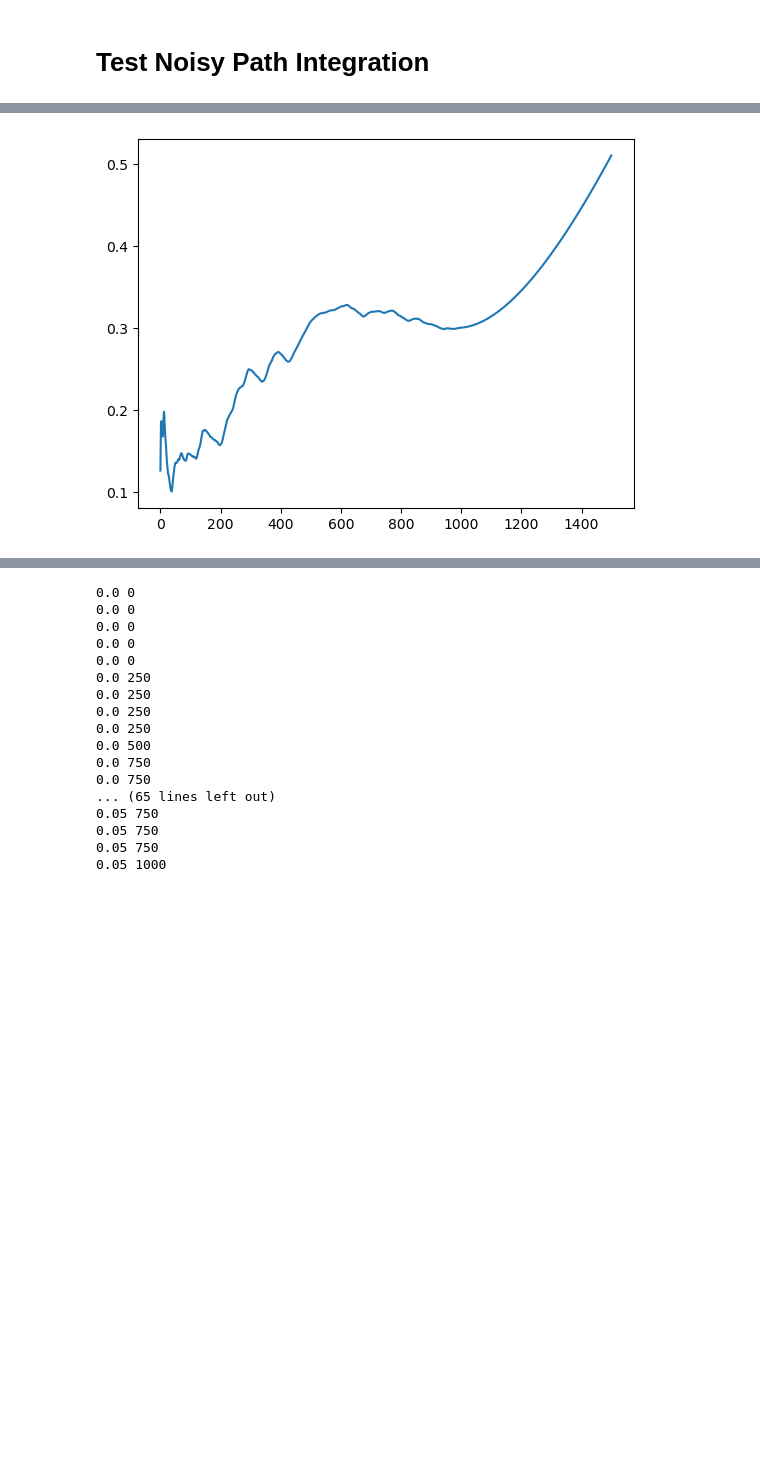
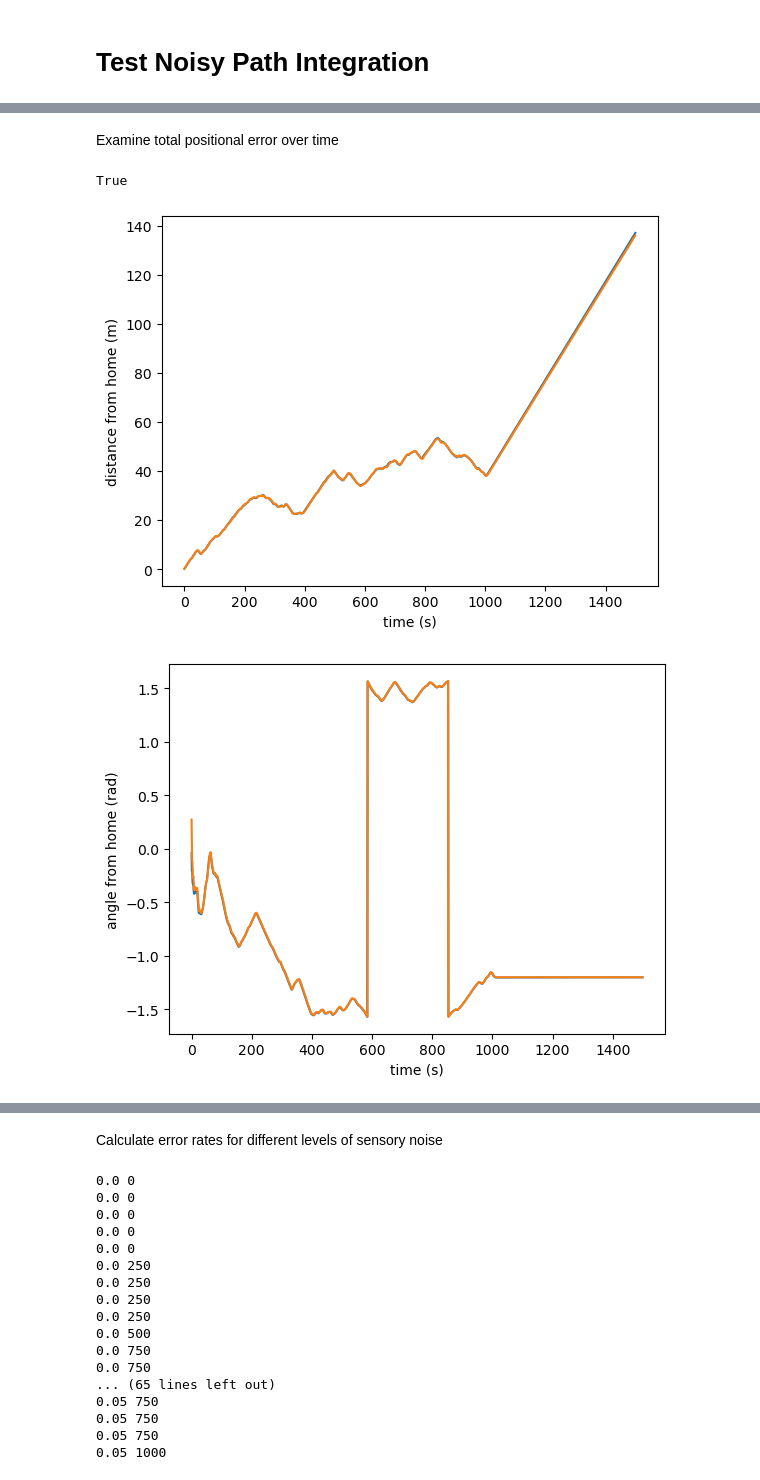
Before and after one commit to evdunbar/artificial-goal-navigation, a Jupyter notebook: numpy_test.ipynb, the cells around one changed output, grey strips where cells are left out. Drawn from its saved outputs; the diff is of its cells as text; code cells hidden in the pictures; blank space fills up the shorter version.

```diff
--- a/numpy_test.ipynb
+++ b/numpy_test.ipynb
@@ -85,12 +85,12 @@ class AdaptiveVectorNavigation():
             print("Angle wrap error!!!!")
 
     def update_home_vector(self) -> None:
-        head_layer = np.cos(self.phi - self.neuron_phi) + self.neur_noise
+        head_layer = np.cos(self.phi + self.sens_noise - self.neuron_phi) + self.neur_noise
         gating_layer = self.relu(head_layer - 1 + self.speed)
         self.memory_layer = self.relu(gating_layer + ((1 - self.leak_rate) * self.memory_layer))
         self.decoding_layer = self.relu(np.matmul(self.cosine_kernel, self.memory_layer)) # actually the head vector
         self.head_vector_angle = np.arctan((np.dot(self.decoding_layer, np.sin(self.neuron_phi)) / np.dot(self.decoding_layer, np.cos(self.neuron_phi)))) # % (2 * np.pi)
-        self.head_vector_length = np.max(self.decoding_layer) * 0.0225
+        self.head_vector_length = np.max(self.decoding_layer) * 0.022345751566187726
         # print(f"sum: {np.sum(self.decoding_layer)}")
         # print(f"max: {np.max(self.decoding_layer)}")
         # print(f"norm: {np.sqrt((np.dot(self.decoding_layer, np.sin(self.neuron_phi)) ** 2) + (np.dot(self.decoding_layer, np.cos(self.neuron_phi)) ** 2))}")
@@ -109,7 +109,7 @@ class AdaptiveVectorNavigation():
 
         if self.state:
             self.global_vector_angle = np.arctan(np.dot(global_vector, np.sin(self.neuron_phi)) / np.dot(global_vector , np.cos(self.neuron_phi))) # % (2 * np.pi)
-            self.global_vector_length = np.max(global_vector) * 0.0225
+            self.global_vector_length = np.max(global_vector) * 0.022345751566187726
             gv_angle_error = self.angle_wrap(self.phi - self.global_vector_angle, center="zero")
             self.motor_gv = np.sin(gv_angle_error)
 
@@ -142,6 +142,10 @@ class AdaptiveVectorNavigation():
         self.lpf_food_reward = self.rewards + 0.995 * self.lpf_food_reward
         motor_command = (1 - exploration_rate) * ((self.state * self.motor_gv) + self.motor_hv) + random_search
 
+        # calculate error
+        home_vector_cartesian = self.head_vector_length * np.array([np.cos(self.head_vector_angle), np.sin(self.head_vector_angle)])
+        self.total_pos_error += np.linalg.norm(self.position - home_vector_cartesian)
+
         # update position due to control input
         self.phi += 0.1 * np.pi * motor_command # 0.1 = Delta t
         self.phi = self.angle_wrap(self.phi, center="zero")
@@ -149,10 +153,6 @@ class AdaptiveVectorNavigation():
         self.position[1] += np.squeeze(0.1 * self.speed * np.sin(self.phi))
         # print(f"actual len position: {np.sqrt(np.sum(self.position * self.position))}")
         # print(f"decoded len position: {self.head_vector_length}")
-        self.phi += self.sens_noise
-        self.phi = self.angle_wrap(self.phi, center="zero")
-        home_vector_cartesian = self.head_vector_length * np.array([np.cos(self.head_vector_angle), np.sin(self.head_vector_angle)])
-        self.total_pos_error += np.linalg.norm(self.position - home_vector_cartesian)
 
         # updates for next time step
         self.time += 1
@@ -242,12 +264,42 @@ True
-# %%
-noise_test_navigation = AdaptiveVectorNavigation(1000, 18, 0)
-
-pos_error_seq = np.empty((1500,))
-for i in range(1500):
-    noise_test_navigation.update_navigation()
-    pos_error_seq[i] = noise_test_navigation.total_pos_error / (i + 1)
-
-plt.plot(pos_error_seq)
-plt.show()
-# %% [output]
-[figure, removed]
+# %% [markdown]
+Examine total positional error over time
+# %%
+error_test_navigation = AdaptiveVectorNavigation(1000, 18, 0)
+
+true_len_sequence = np.empty((1500,))
+pred_len_sequence = np.empty((1500,))
+true_angle_sequence = np.empty((1500,))
+pred_angle_sequence = np.empty((1500,))
+pos_error_seq = np.empty((1500,))
+
+while error_test_navigation.num_resets < 1:
+    true_len_sequence[error_test_navigation.time - 1] = np.sqrt(np.sum(error_test_navigation.position ** 2))
+    true_angle_sequence[error_test_navigation.time - 1] = np.arctan(error_test_navigation.position[1] / error_test_navigation.position[0])
+    error_test_navigation.update_navigation()
+    pred_len_sequence[error_test_navigation.time - 1] = error_test_navigation.head_vector_length
+    pred_angle_sequence[error_test_navigation.time - 1] = error_test_navigation.head_vector_angle
+    pos_error_seq[error_test_navigation.time - 1] = error_test_navigation.total_pos_error / error_test_navigation.time
+
+end_time = error_test_navigation.trip_change_times[-1]
+print(error_test_navigation.discard_flag)
+
+plt.plot(true_len_sequence[:end_time])
+plt.plot(pred_len_sequence[:end_time])
+plt.xlabel("time (s)")
+plt.ylabel("distance from home (m)")
+plt.show()
+
+plt.plot(true_angle_sequence[:end_time])
+plt.plot(pred_angle_sequence[:end_time])
+plt.xlabel("time (s)")
+plt.ylabel("angle from home (rad)")
+plt.show()
+
+plt.plot(pos_error_seq[:end_time])
+plt.xlabel("time (s)")
+plt.ylabel("positional error (m)")
+plt.show()
+# %% [output]
+True
+[figure, added]
+[figure, added]
@@ -254,3 +307,5 @@ plt.show()
+# %% [markdown]
+Calculate error rates for different levels of sensory noise
 # %%
 noise_levels = [0.0, 0.01, 0.02, 0.05]
 num_iterations = 1000
```
Also changed, not shown: parts of 6 cells of this notebook.
